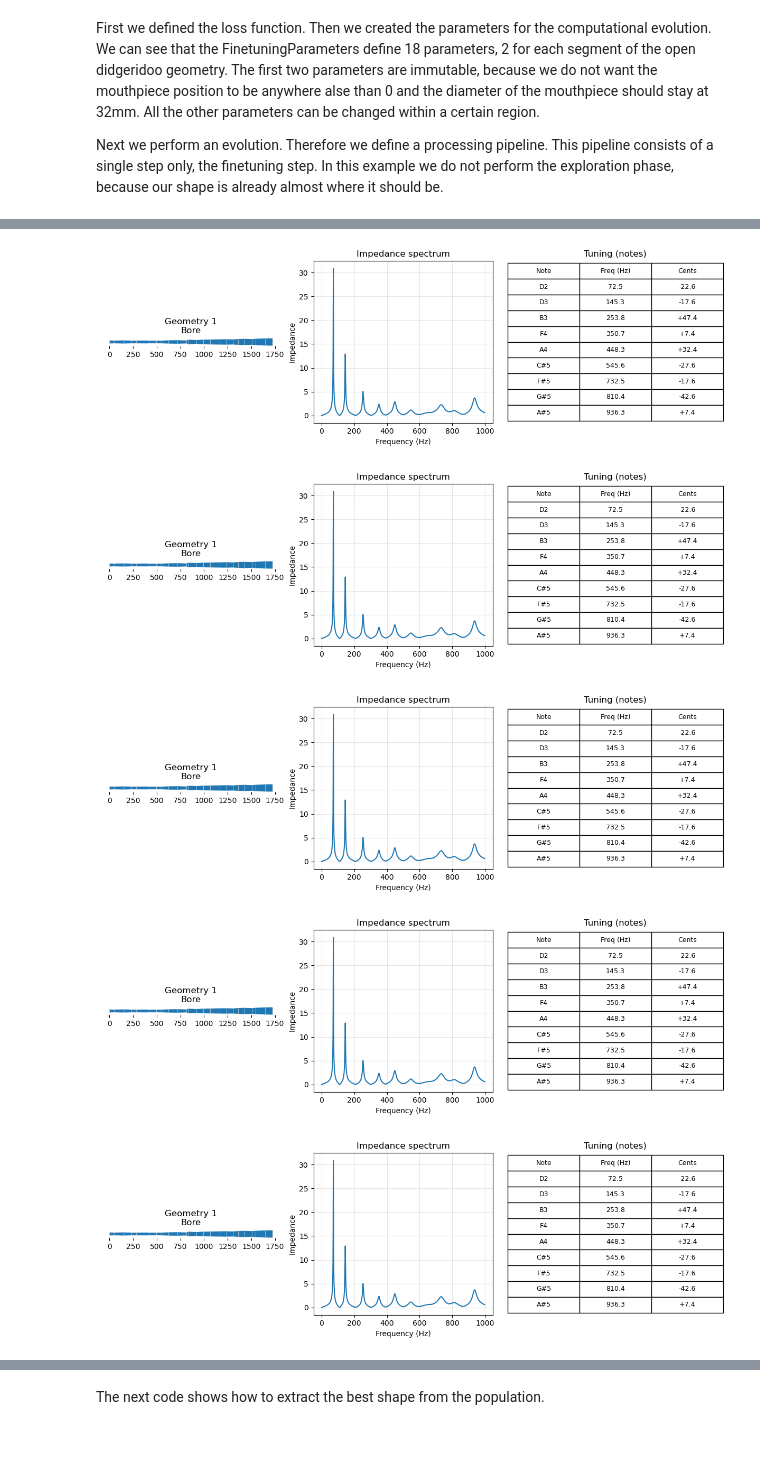
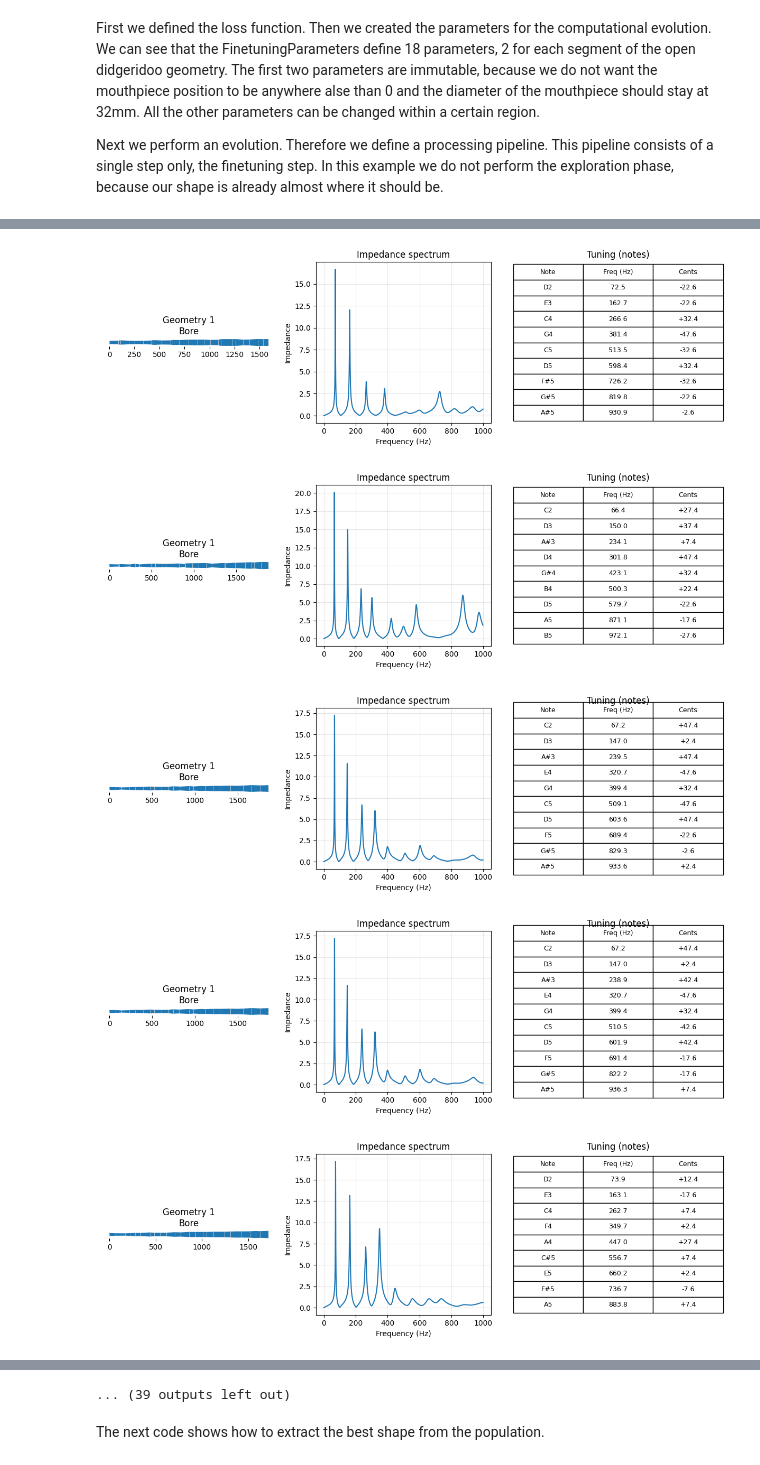
Before and after one commit to Didgitaldoo/didge-lab, a Jupyter notebook: doc/examples/tutorials/tutorial3.ipynb, the cells around one changed output, grey strips where cells are left out. Cells and saved outputs as stored; diff of their text form; code cells hidden in the pictures.

```diff
--- a/doc/examples/tutorials/tutorial3.ipynb
+++ b/doc/examples/tutorials/tutorial3.ipynb
@@ -88,7 +87,7 @@ target_freqs = np.array([note_to_freq(note) for note in target_notes])
 target_freqs_log = np.log2(target_freqs)
 
 loss = CompositeTairuaLoss(max_error=5.0)
-loss.add_component("freq", FrequencyTuningLoss(target_freqs_log, [1.0, 1.0]))
+loss.add_component("freq", FrequencyTuningLoss(target_freqs_log, [1.0, 1.0], [1.0, 1.0]))
 loss.add_component("volume", PeakAmplitudeLoss(target_min_amplitude=0.25, weight=20.0))
 # Required for init_standard_evolution / EvolutionMonitor (plotting target notes)
 loss.target_freqs = target_freqs
@@ -105,7 +104,7 @@ evo = Nuevolution(
     loss,
     initial_population,
     generation_size=100,
-    num_generations=5,
+    num_generations=50,
     population_size=1000)
 
 #evo.recompute_losses = True
@@ -128,5 +128,5 @@ losses: {'total': 3.72, 'tuning_loss': 3.72, 'volume_loss': 0}
-[figure, old version]
+[figure, new version]
-[figure, old version]
+[figure, new version]
-[figure, old version]
+[figure, new version]
-[figure, old version]
+[figure, new version]
-[figure, old version]
+[figure, new version]
@@ -133,3 +139,4 @@ losses: {'total': 3.72, 'tuning_loss': 3.72, 'volume_loss': 0}
+... (39 outputs left out)
 # %% [markdown]
 The next code shows how to extract the best shape from the population.
 # %%
```
Also changed, not shown: parts of 4 cells of this notebook, 1 other file.
